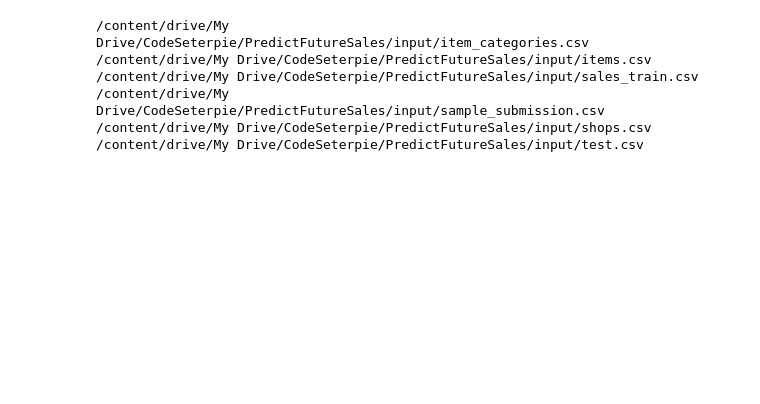
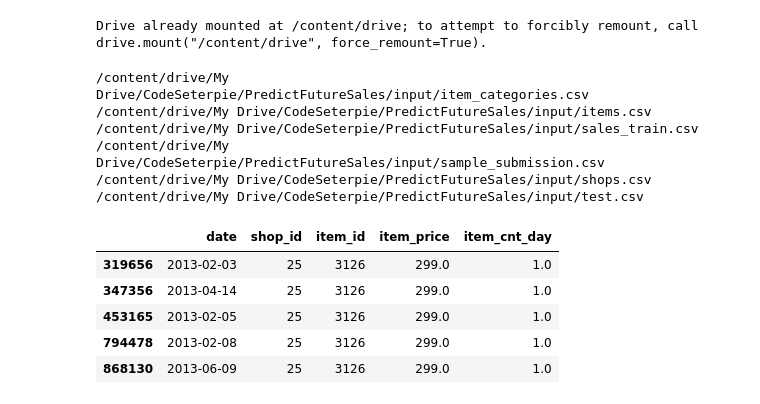
Before and after one commit to CodeSeterpie/CodeSeterpie, a Jupyter notebook: Kaggle/PredictFutureSales/members/uragami-lab/notebook01.ipynb, the cells around one changed output. Cells and saved outputs as stored; diff of their text form; code cells hidden in the pictures; blank space fills up the shorter version.

```diff
--- a/Kaggle/PredictFutureSales/members/uragami-lab/notebook01.ipynb
+++ b/Kaggle/PredictFutureSales/members/uragami-lab/notebook01.ipynb
@@ -1,3 +1,8 @@
+# %%
+from google.colab import drive
+drive.mount('/content/drive')
+# %% [output]
+Drive already mounted at /content/drive; to attempt to forcibly remount, call drive.mount("/content/drive", force_remount=True).
 # %%
 import os
 import pandas as pd
@@ -23,4 +34,19 @@ test = pd.read_csv('/content/drive/My Drive/CodeSeterpie/PredictFutureSales/inpu
 /content/drive/My Drive/CodeSeterpie/PredictFutureSales/input/sample_submission.csv
 /content/drive/My Drive/CodeSeterpie/PredictFutureSales/input/shops.csv
 /content/drive/My Drive/CodeSeterpie/PredictFutureSales/input/test.csv
+# %%
+
+df = sales_train[sales_train.item_id == 3126]
+df = df[df.shop_id == 25]
+
+df['date'] = pd.to_datetime(df['date'])
+df = df.drop('date_block_num', axis=1)
+df.head()
+# %% [output]
+|  | date | shop_id | item_id | item_price | item_cnt_day |
+| 319656 | 2013-02-03 | 25 | 3126 | 299.0 | 1.0 |
+| 347356 | 2013-04-14 | 25 | 3126 | 299.0 | 1.0 |
+| 453165 | 2013-02-05 | 25 | 3126 | 299.0 | 1.0 |
+| 794478 | 2013-02-08 | 25 | 3126 | 299.0 | 1.0 |
+| 868130 | 2013-06-09 | 25 | 3126 | 299.0 | 1.0 |
 # %%
```
Also changed, not shown: parts of 9 cells of this notebook.
